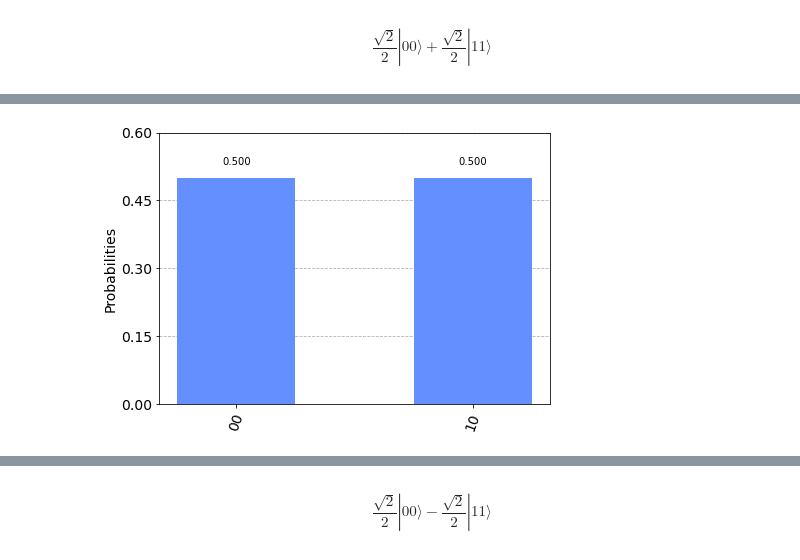
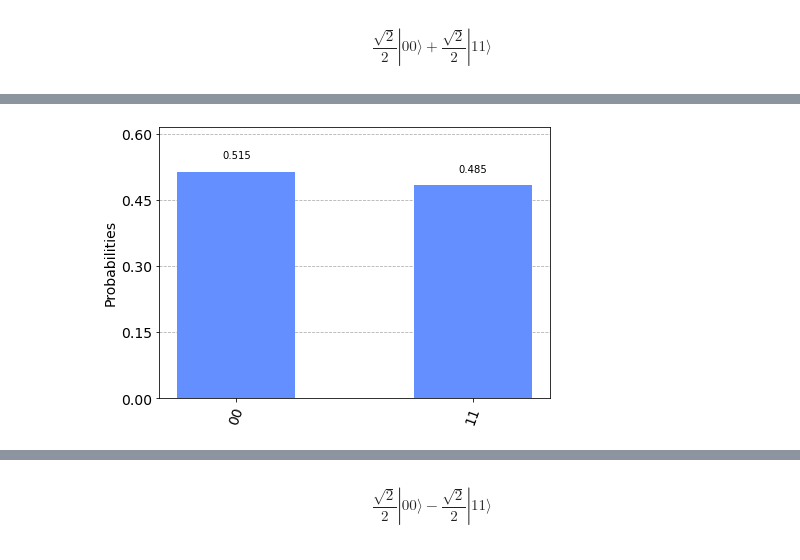
Before and after one commit to brunopacheco1/testing-qiskit, a Jupyter notebook: bell_states.ipynb, the cells around one changed output, grey strips where cells are left out. Drawn from its saved outputs; the diff is of its cells as text; code cells hidden in the pictures.

```diff
--- a/bell_states.ipynb
+++ b/bell_states.ipynb
@@ -18,3 +17,6 @@ state_bell_state_1 = state_bell_state_1.evolve(circuit_bell_state_1)
 state_bell_state_1.draw('latex')
 # %% [output]
 $$\frac{\sqrt{2}}{2} |00\rangle+\frac{\sqrt{2}}{2} |11\rangle$$
+# %%
+circuit_bell_state_1.measure([0,1], [0,1])
+circuit_bell_state_1.draw('mpl')
@@ -21,9 +25,8 @@ $$\frac{\sqrt{2}}{2} |00\rangle+\frac{\sqrt{2}}{2} |11\rangle$$
 # %%
-circuit_bell_state_1.measure(0, 1)
 result_bell_state_1 = execute(circuit_bell_state_1, backend = backend).result()
 plot_histogram(result_bell_state_1.get_counts(circuit_bell_state_1))
 # %% [output]
-[figure, old version]
+[figure, new version]
 # %%
 circuit_bell_state_2 = QuantumCircuit(2, 2)
 circuit_bell_state_2.x(0)
```
Also changed, not shown: parts of 11 cells of this notebook, 5 other files.
